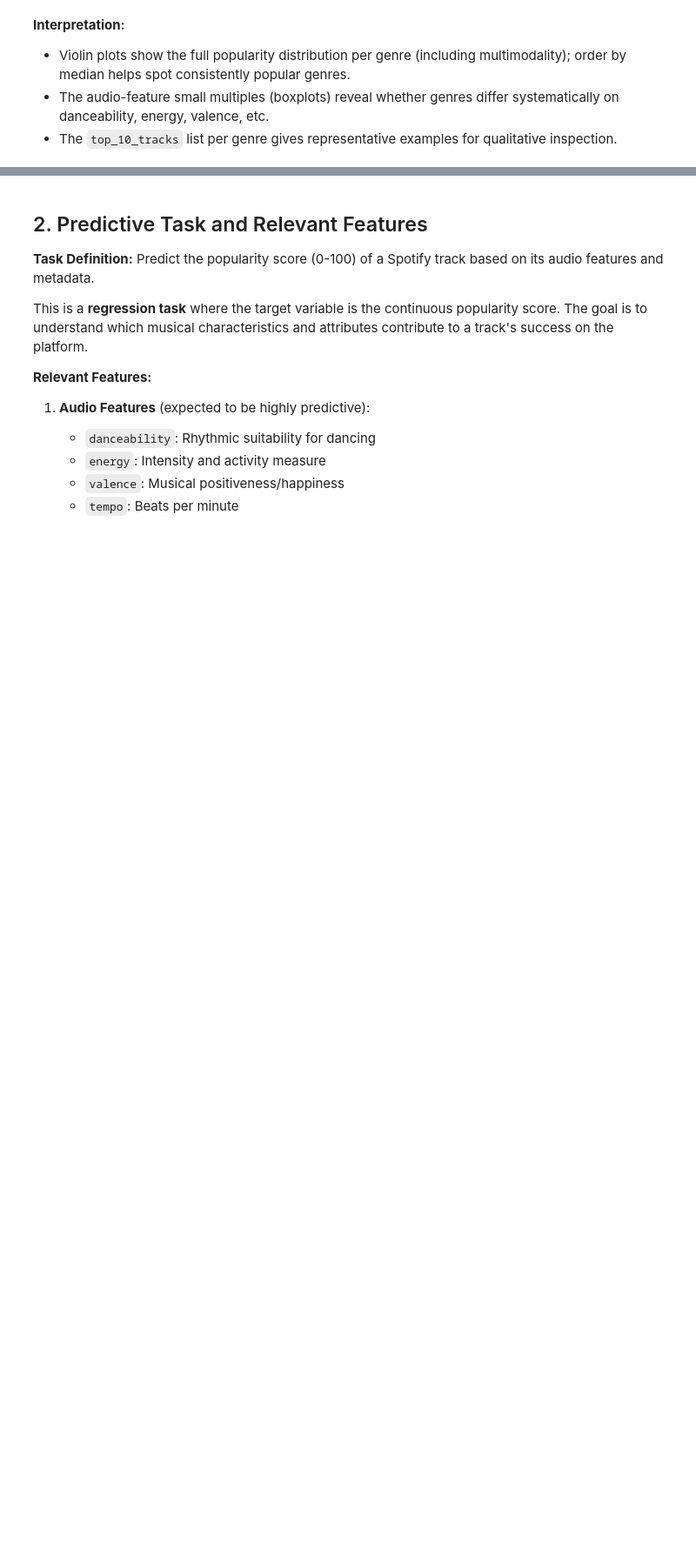
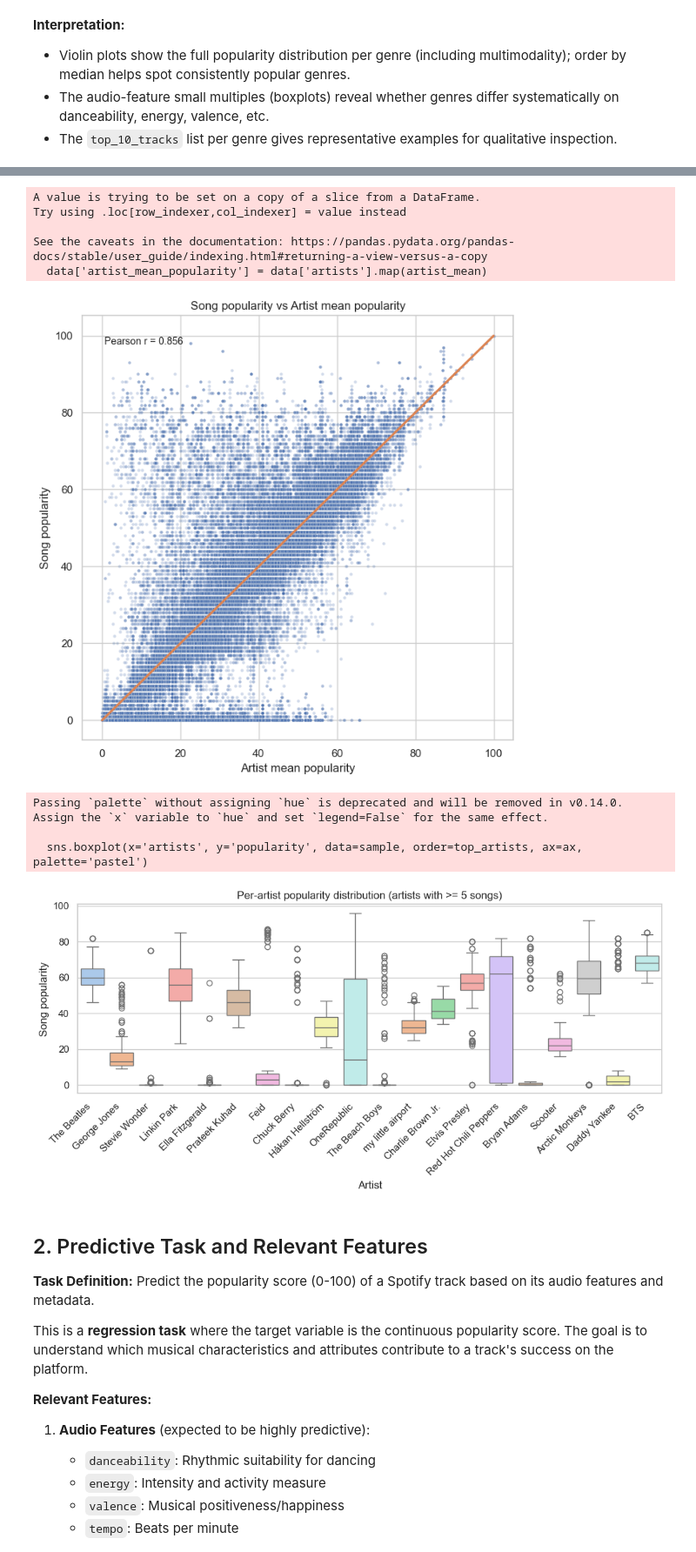
Before and after one commit to rumata-feathers/CSE158-Paper-Project, a Jupyter notebook: CSE158-SpotifyA2.ipynb, the cells around one changed output, grey strips where cells are left out. Shown at 87% size. Cells and saved outputs as stored; diff of their text form; code cells hidden in the pictures; blank space fills up the shorter version.

Commit message:
Song artist mean correlation plot

```diff
--- a/CSE158-SpotifyA2.ipynb
+++ b/CSE158-SpotifyA2.ipynb
@@ -556,3 +558,64 @@ Passing `palette` without assigning `hue` is deprecated and will be removed in v
+# %%
+# Plot: song popularity vs artist mean popularity
+# This shows how a track's popularity relates to the average popularity of its artist
+from IPython.display import display
+import matplotlib.pyplot as plt
+import seaborn as sns
+import numpy as np
+sns.set(style="whitegrid")
+# Validate required columns
+if 'artists' not in data.columns or 'popularity' not in data.columns:
+    print('Required columns `artists` or `popularity` not present in `data`.')
+else:
+    # compute artist mean popularity and map back to each song
+    artist_mean = data.groupby('artists')['popularity'].mean()
+    data['artist_mean_popularity'] = data['artists'].map(artist_mean)
+    # quick sanity table: top artists by mean popularity
+    # display(artist_mean.sort_values(ascending=False).head(10).to_frame('artist_mean_popularity'))
+    # scatter: each song (artist mean on x, song popularity on y)
+    fig, ax = plt.subplots(figsize=(7,7))
+    sns.scatterplot(x='artist_mean_popularity', y='popularity', data=data, alpha=0.25, s=10, ax=ax)
+    # overlay a regression line (no scatter) to show trend
+    try:
+        sns.regplot(x='artist_mean_popularity', y='popularity', data=data, scatter=False, ax=ax, line_kws={'color':'C1'})
+    except Exception:
+        pass
+    ax.set_xlabel('Artist mean popularity')
+    ax.set_ylabel('Song popularity')
+    ax.set_title('Song popularity vs Artist mean popularity')
+    # show correlation coefficient
+    corr = data[['artist_mean_popularity','popularity']].dropna().corr().iloc[0,1]
+    ax.annotate(f'Pearson r = {corr:.3f}', xy=(0.05, 0.95), xycoords='axes fraction', fontsize=10, ha='left', va='top')
+    plt.tight_layout()
+    plt.show()
+    # optional: show per-artist dispersion as boxplots for artists with enough songs
+    min_songs = 5
+    artist_counts = data['artists'].value_counts()
+    artists_sel = artist_counts[artist_counts >= min_songs].index.tolist()
+    if len(artists_sel) > 0:
+        sample = data[data['artists'].isin(artists_sel)].copy()
+        # to keep figure readable limit to top 20 artists by count
+        top_artists = artist_counts.loc[artists_sel].nlargest(20).index.tolist()
+        sample = sample[sample['artists'].isin(top_artists)]
+        fig, ax = plt.subplots(figsize=(10, max(4, 0.25*len(top_artists))))
+        sns.boxplot(x='artists', y='popularity', data=sample, order=top_artists, ax=ax, palette='pastel')
+        ax.set_title(f'Per-artist popularity distribution (artists with >= {min_songs} songs)')
+        ax.set_xlabel('Artist')
+        ax.set_ylabel('Song popularity')
+        plt.xticks(rotation=45, ha='right')
+        plt.tight_layout()
+        plt.show()
+# %% [output]
+A value is trying to be set on a copy of a slice from a DataFrame.
+Try using .loc[row_indexer,col_indexer] = value instead
+
+See the caveats in the documentation: https://pandas.pydata.org/pandas-docs/stable/user_guide/indexing.html#returning-a-view-versus-a-copy
+  data['artist_mean_popularity'] = data['artists'].map(artist_mean)
+[figure, added]
+Passing `palette` without assigning `hue` is deprecated and will be removed in v0.14.0. Assign the `x` variable to `hue` and set `legend=False` for the same effect.
+
+  sns.boxplot(x='artists', y='popularity', data=sample, order=top_artists, ax=ax, palette='pastel')
+[figure, added]
 # %% [markdown]
 ## 2. Predictive Task and Relevant Features
 
```
Also changed, not shown: parts of 1 cell of this notebook, 1 other file.
